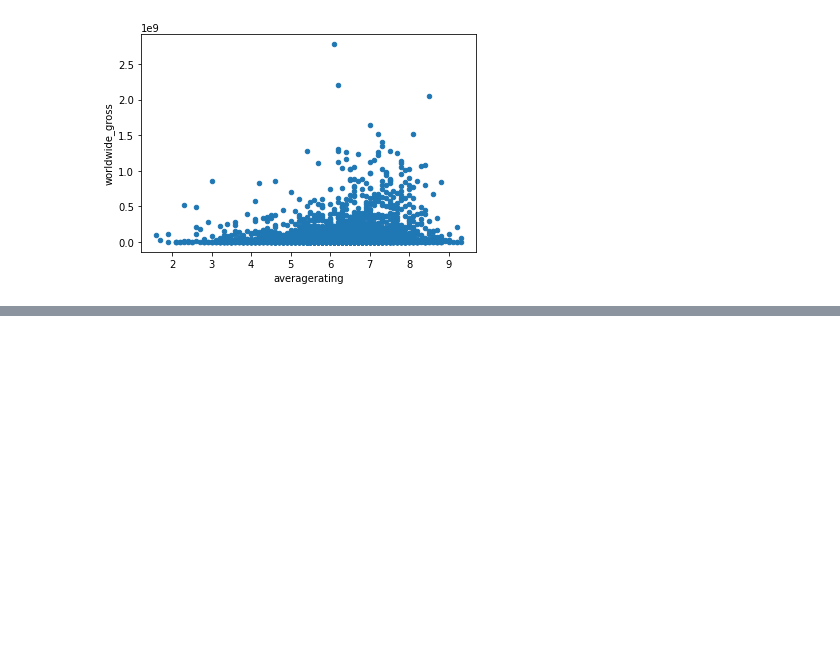
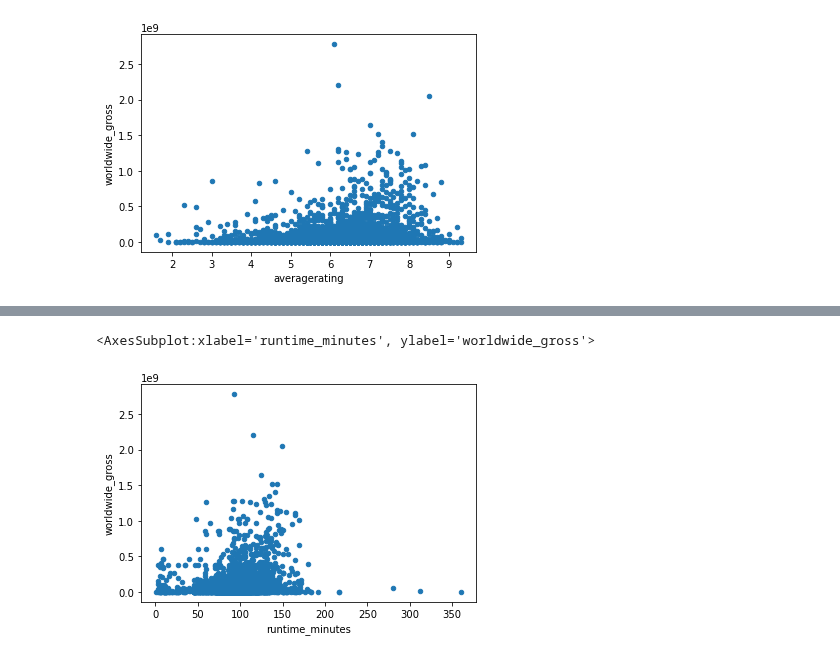
Before and after one commit to mahanabba/Pod_3_Capstone, a Jupyter notebook: mahans_notebook.ipynb, the cells around one changed output, grey strips where cells are left out. Saved outputs shown, nothing was run; the diff lists cells and outputs as text; code cells hidden in the pictures; blank space fills up the shorter version.

```diff
--- a/mahans_notebook.ipynb
+++ b/mahans_notebook.ipynb
@@ -216,0 +342,5 @@ Name: averagerating, dtype: float64
+# %%
+tn_basics.plot(x='runtime_minutes', y='worldwide_gross', kind='scatter')
+# %% [output]
+<AxesSubplot:xlabel='runtime_minutes', ylabel='worldwide_gross'>
+[figure, added]
```
Also changed, not shown: parts of 12 cells of this notebook.
